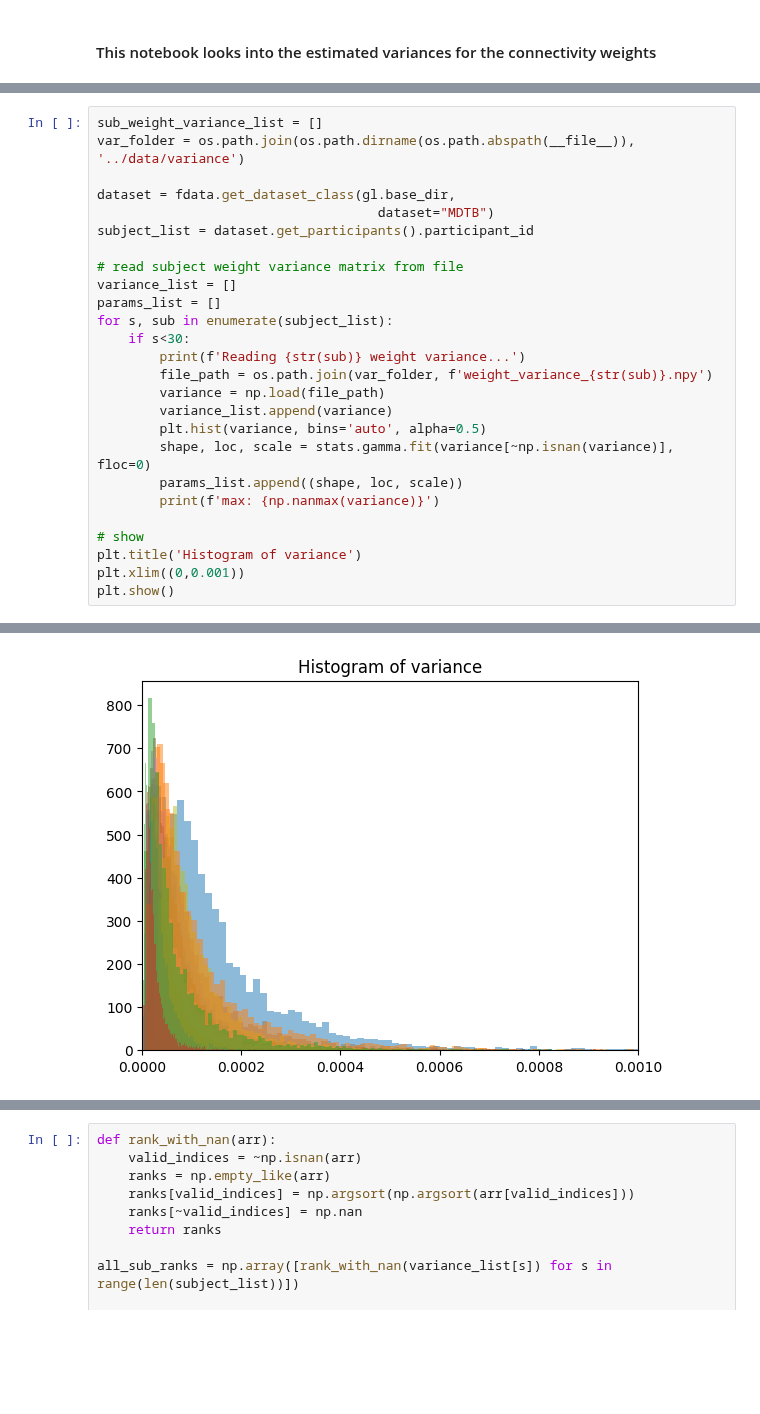
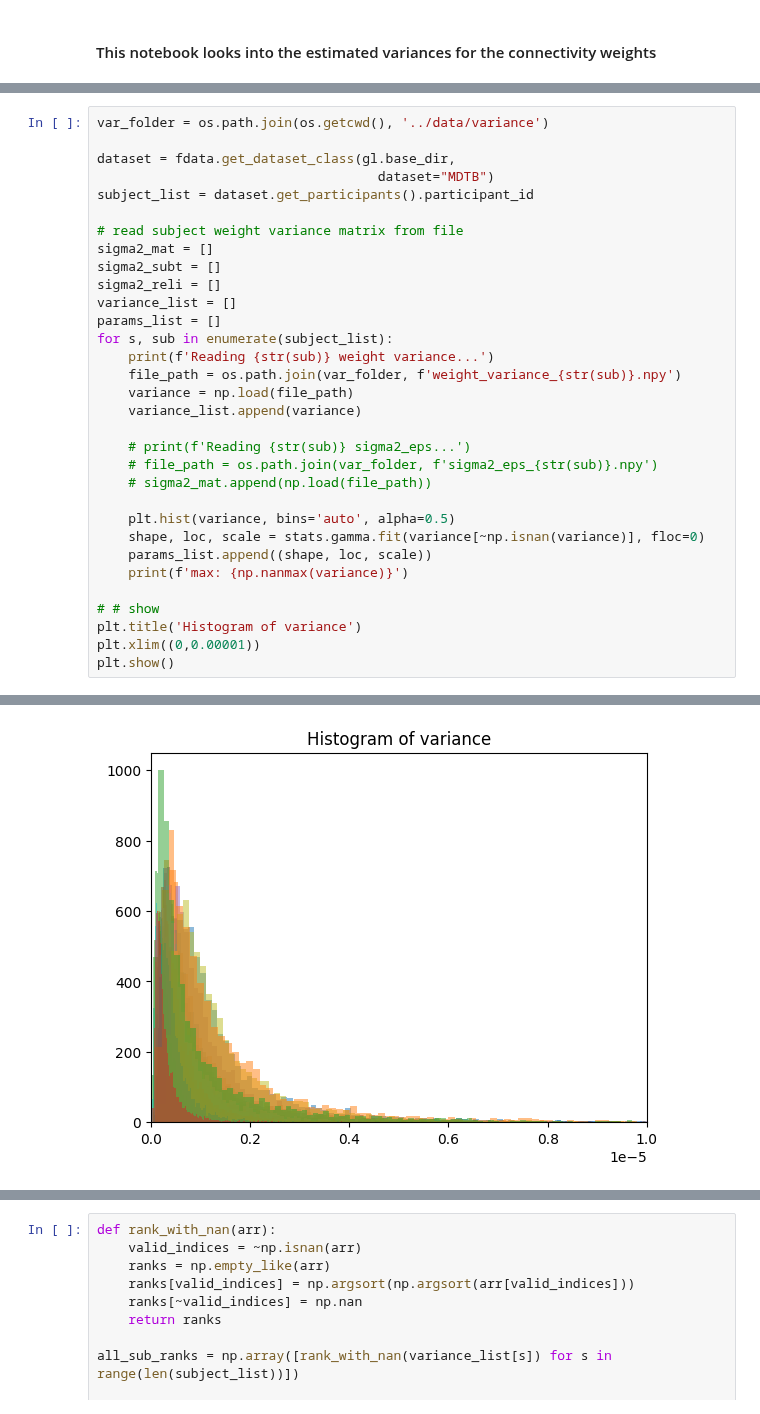
Before and after one commit to DiedrichsenLab/cortico_cereb_connectivity, a Jupyter notebook: notebooks/8. Var-data_check.ipynb, the cells around one changed output, grey strips where cells are left out. Cells and saved outputs as stored; diff of their text form; blank space fills up the shorter version.

Commit message:
sigma2_eps analysis

```diff
--- a/notebooks/8. Var-data_check.ipynb
+++ b/notebooks/8. Var-data_check.ipynb
@@ -13,30 +11,36 @@ from cortico_cereb_connectivity.scripts.script_train_eval_models import *
 import matplotlib.pyplot as plt
 from scipy import stats
 # %%
-sub_weight_variance_list = []
-var_folder = os.path.join(os.path.dirname(os.path.abspath(__file__)), '../data/variance')
+var_folder = os.path.join(os.getcwd(), '../data/variance')
 
 dataset = fdata.get_dataset_class(gl.base_dir,
                                     dataset="MDTB")
 subject_list = dataset.get_participants().participant_id
 
 # read subject weight variance matrix from file
+sigma2_mat = []
+sigma2_subt = []
+sigma2_reli = []
 variance_list = []
 params_list = []
 for s, sub in enumerate(subject_list):
-    if s<30:
-        print(f'Reading {str(sub)} weight variance...')
-        file_path = os.path.join(var_folder, f'weight_variance_{str(sub)}.npy')
-        variance = np.load(file_path)
-        variance_list.append(variance)
-        plt.hist(variance, bins='auto', alpha=0.5)
-        shape, loc, scale = stats.gamma.fit(variance[~np.isnan(variance)], floc=0)
-        params_list.append((shape, loc, scale))
-        print(f'max: {np.nanmax(variance)}')
+    print(f'Reading {str(sub)} weight variance...')
+    file_path = os.path.join(var_folder, f'weight_variance_{str(sub)}.npy')
+    variance = np.load(file_path)
+    variance_list.append(variance)
 
-# show
+    # print(f'Reading {str(sub)} sigma2_eps...')
+    # file_path = os.path.join(var_folder, f'sigma2_eps_{str(sub)}.npy')
+    # sigma2_mat.append(np.load(file_path))
+
+    plt.hist(variance, bins='auto', alpha=0.5)
+    shape, loc, scale = stats.gamma.fit(variance[~np.isnan(variance)], floc=0)
+    params_list.append((shape, loc, scale))
+    print(f'max: {np.nanmax(variance)}')
+
+# # show
 plt.title('Histogram of variance')
-plt.xlim((0,0.001))
+plt.xlim((0,0.00001))
 plt.show()
 # %% [output]
 Reading sub-02 weight variance...
@@ -59,4 +63,4 @@ max: 0.0004467125832552682
-[figure, old version]
+[figure, new version]
 # %%
 shapes, _, scales = zip(*params_list)
 
```
Also changed, not shown: parts of 4 cells of this notebook, 1 other file.
